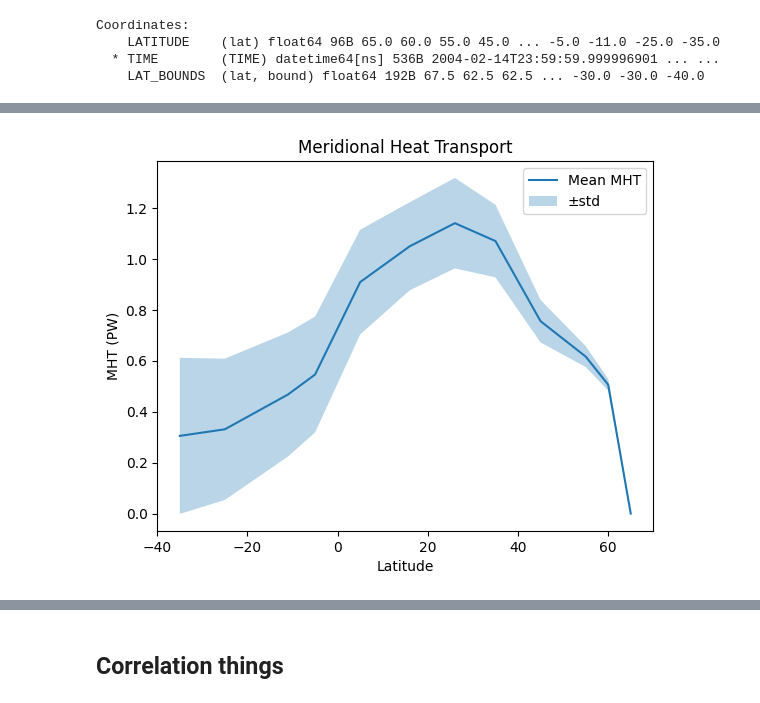
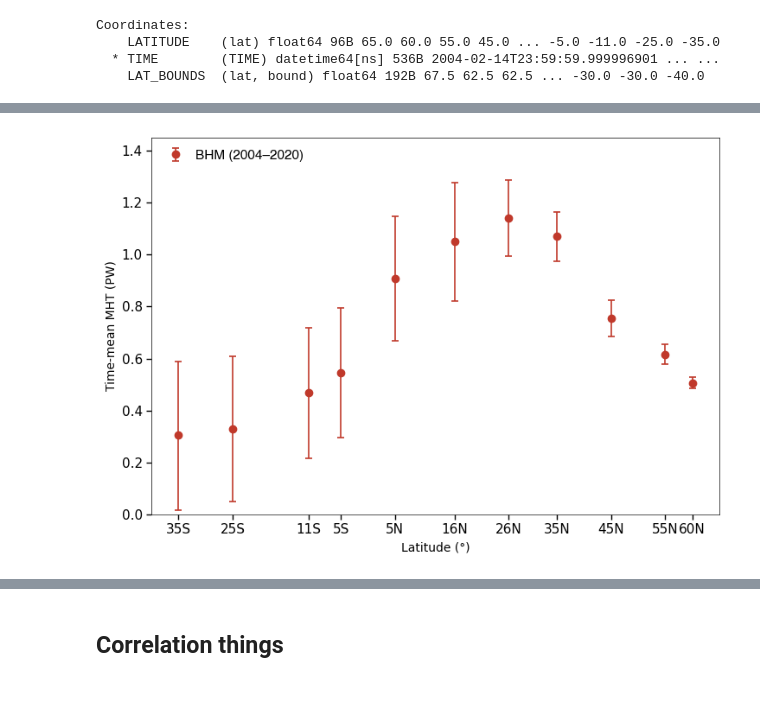
Before and after one commit to lea-dietz/masterthesis, a Jupyter notebook: coding/calafat_data.ipynb, the cells around one changed output, grey strips where cells are left out. Saved outputs shown, nothing was run; the diff lists cells and outputs as text; code cells hidden in the pictures.

```diff
--- a/coding/calafat_data.ipynb
+++ b/coding/calafat_data.ipynb
@@ -152,3 +213,70 @@ Latitude selection shape: (66,)
+# %%
+
+# plotting
+
+fig, ax = plt.subplots(figsize=(7.5, 5.2))
+
+plt.rcParams.update({
+    "font.family":  "Helvetica",
+    "font.size":    13,
+    "axes.linewidth": 1.0,
+})
+
+ax.spines["left"].set_linewidth(0.5)
+ax.spines["right"].set_linewidth(0.5)
+ax.spines["top"].set_linewidth(0.5)
+ax.spines["bottom"].set_linewidth(0.5)
+
+ax.errorbar(
+    lats, mht_mean,
+    yerr=mht_ci,
+    fmt="o",
+    color="#C0392B",
+    markerfacecolor="#C0392B",
+    markersize=6,
+    ecolor="#C0392B",
+    elinewidth=1.2,
+    capsize=3,
+    capthick=1.2,
+    zorder=5,
+    label="BHM (2004–2020)",
+)
+
+# ax.scatter(
+#     lats, mht_mean,
+#     color="#C0392B",       # fill colour of the dots
+#     edgecolors="#8B1A1A",  # outline colour
+#     s=40,                  # marker size (points²)
+#     zorder=5,
+#     label="BHM (2004–2020)",
+# )
+
+ax.set_ylabel("Time-mean MHT (PW)")
+ax.set_xlabel("Latitude (°)")
+ax.set_ylim(0.0, 1.45)
+ax.set_xlim(-40, 65)
+
+xtick_pos    = [-35, -25, -11, -5,  5,  16, 26, 35, 45, 55, 60]
+xtick_labels = ["35S","25S","11S","5S","5N","16N","26N","35N","45N","55N","60N"]
+ax.set_xticks(xtick_pos)
+ax.set_xticklabels(xtick_labels, fontsize=11)
+ax.yaxis.set_major_locator(mticker.MultipleLocator(0.2))
+ax.tick_params(axis="both", which="major", length=4, width=1.0, labelsize=11)
+
+legend = ax.legend(
+    loc="upper left",
+    frameon=False,
+    fontsize=11,
+    handlelength=1.8,
+    handletextpad=0.6,
+    labelspacing=0.4,
+)
+
+plt.tight_layout()
+# plt.savefig("mht_plot.pdf", dpi=150, bbox_inches="tight")
+plt.show()
+# %% [output]
+[figure, added]
 # %%
 # ## figure fr transport anomalies as in calafat paper
 # withuderlying atlantic map
@@ -214,17 +342,6 @@ Latitude selection shape: (66,)
 
 # plt.savefig("mht_stacked.png", dpi=150, bbox_inches='tight')
 # plt.show()
-# %%
-plt.figure()
-plt.plot(lats, mht_mean, label="Mean MHT")
-plt.fill_between(lats, mht_mean - mht_std, mht_mean + mht_std, alpha=0.3, label="±std")
-plt.xlabel("Latitude")
-plt.ylabel("MHT (PW)")
-plt.title("Meridional Heat Transport")
-plt.legend()
-plt.show()
-# %% [output]
-[figure, removed]
 # %%
 def plot_transport(MHT, lats, cmap="bwr", vmin=None, vmax=None, savefig=False):
     """
```
Also changed, not shown: parts of 9 cells of this notebook, 5 other files.
